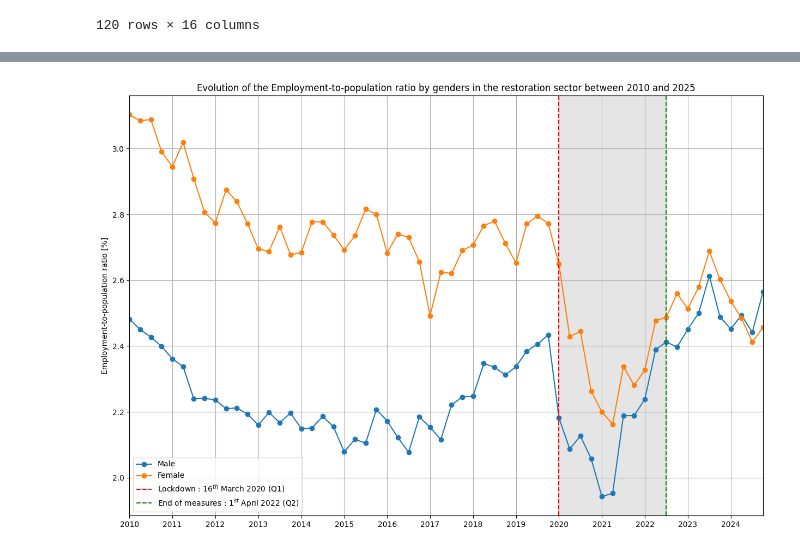
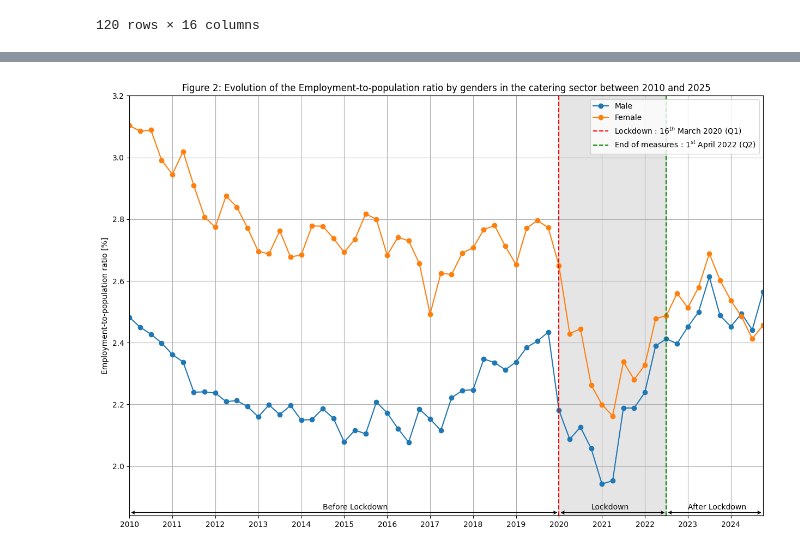
Before and after one commit to Ildsjel-EPFL/MGT-499, a Jupyter notebook: final_report.ipynb, the cells around one changed output, grey strips where cells are left out. Drawn from its saved outputs; the diff is of its cells as text; code cells hidden in the pictures.

```diff
--- a/final_report.ipynb
+++ b/final_report.ipynb
@@ -10,11 +58,11 @@ url_population = "https://www.pxweb.bfs.admin.ch/sq/a2f3f03c-3b76-4dc0-890e-c653
 # %%
 def restauration_employement_to_population_ratio(url_catering : str, url_population : str) -> pd.DataFrame:
     """Retrieve the data from the URLs and create the DataFrame with the Year, Quarter, Employment-to-population Ratio [%], and Female columns.<br>
-    Year: values from 2010 to 2024.<br>
-    Quarter: Values from 1 to 4.<br>
-    Employment-to-population Ratio [%]: The result of the division of the number of employment (per gender, each quarter) by the number of people in
+    - Year: values from 2010 to 2024.<br>
+    - Quarter: Values from 1 to 4.<br>
+    - Employment-to-population Ratio [%]: The result of the division of the number of employment (per gender, each quarter) by the number of people in
     the working age(15+y.o, per gender, each year), in percentage.<br>
-    Female: Dummy variable (1 if Female, 0 if Male)
+    - Female: Dummy variable (1 if Female, 0 if Male)
 
     :param url_catering: The URL to download the catering data
     :type url_catering: str
@@ -102,7 +150,7 @@ def create_after_lockdown_dummies(df: pd.DataFrame) -> pd.DataFrame:
     return df
 
 def create_years_pre_post_dummies(df : pd.DataFrame) -> pd.DataFrame:
-    """Insert the columns with the dummy values for the period 2 and 1 year Before and After the Lockdown
+    """Insert the columns with the dummy values for the period 2 and 1 year Before and After the Lockdown:<br>
     ([2018Q1,2018Q4], [2019Q1, 2019Q4], [2022Q3, 2023Q2], [2023Q3, 2024Q2])
 
     :param df: The DataFrame
@@ -163,5 +214,8 @@ def dataframe_creator(url_catering : str, url_population : str) -> pd.DataFrame:
 # %%
-df = dataframe_creator(url_catering, url_population)
+try:
+    df = dataframe_creator(url_catering, url_population)
+except Exception as e:
+    df = pd.read_csv("df.csv")
 df
 # %% [output]
 |  | Year | Quarter | Employment-to-population Ratio [%] | Female | Q1 | Q2 | Q3 | Q4 | Lockdown | ... |
@@ -180,24 +240,33 @@ df
 # %%
 def plot_ratio(df : pd.DataFrame) -> None:
     """Plot the evolution of the employement-to-population ratio for each gender
 
     :param df: The DataFrame with all the data
     :type df: pd.DataFrame"""
     time = np.linspace(0, 59, 60)
     _, ax = plt.subplots(figsize=(15, 10))
     ax.plot(time, df.loc[df["Female"]==0, "Employment-to-population Ratio [%]"], marker="o", label="Male")
     ax.plot(time, df.loc[df["Female"]==1, "Employment-to-population Ratio [%]"], marker="o", label="Female")
     ax.axvline(40, c="r", ls="--", label="Lockdown : $16^{th}$ March 2020 (Q1)")
     ax.axvline(50, c="green", ls="--", label="End of measures : $1^{st}$ April 2022 (Q2)")
     ax.axvspan(40, 50, color="grey", alpha=0.2)
+
+    plt.annotate(text='', xy=(40,1.85), xytext=(0,1.85), arrowprops=dict(arrowstyle='<->'))
+    plt.annotate(text='Before Lockdown', xy=(18,1.86), xytext=(18,1.86))
+    plt.annotate(text='', xy=(50,1.85), xytext=(40,1.85), arrowprops=dict(arrowstyle='<->'))
+    plt.annotate(text='Lockdown', xy=(43,1.86), xytext=(43,1.86))
+    plt.annotate(text='', xy=(59,1.85), xytext=(50,1.85), arrowprops=dict(arrowstyle='<->'))
+    plt.annotate(text='After Lockdown', xy=(52,1.86), xytext=(52,1.86))
+
     plt.xlim(0, 59)
+    plt.ylim(1.84, 3.2)
     plt.xticks([i for i in time if i%4==0], labels=[f"20{10+i}" for i in range(15) for j in range(4) if j==0])
     plt.ylabel("Employment-to-population ratio [%]")
-    plt.legend()
+    plt.legend(loc='upper right')
     plt.grid()
-    plt.title("Evolution of the Employment-to-population ratio by genders in the restoration sector between 2010 and 2025")
+    plt.title("Figure 2: Evolution of the Employment-to-population ratio by genders in the catering sector between 2010 and 2025")
     plt.show()
+
+plot_ratio(df)
+# %% [output]
+[figure, added]
-# %%
-plot_ratio(df)
-# %% [output]
-[figure, removed]
```
Also changed, not shown: parts of 18 cells of this notebook, 3 other files.
